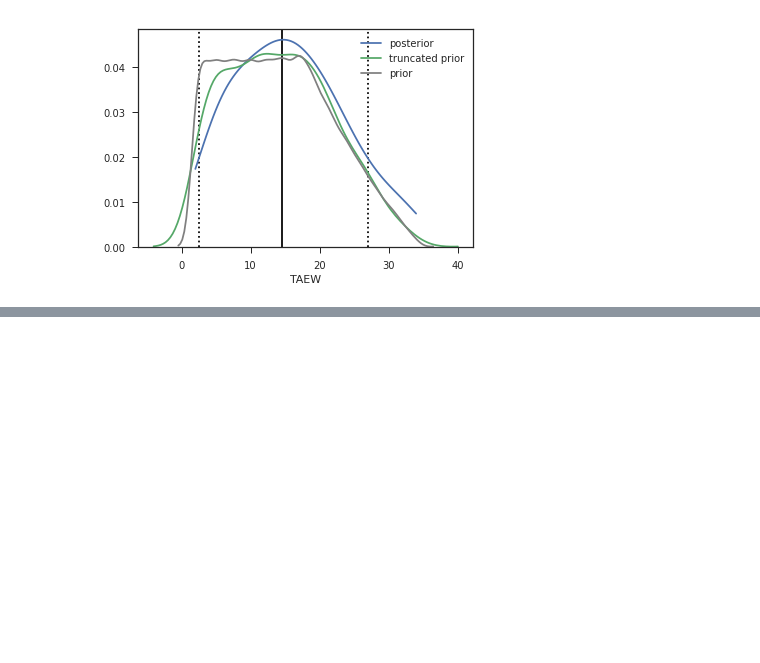
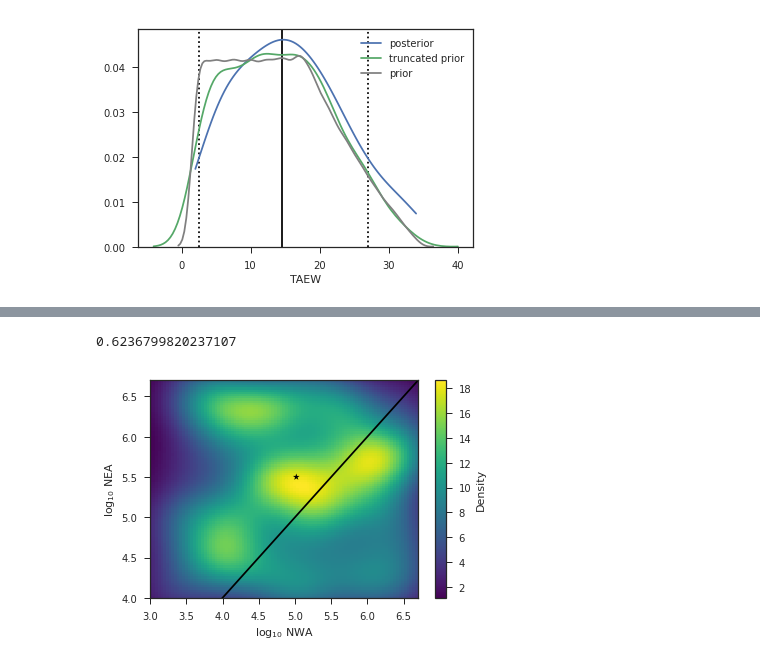
Before and after one commit to agladstein/ABC_results_AJ, a Jupyter notebook: genome_AJmodels/assess_ABCtoolbox.ipynb, the cells around one changed output, grey strips where cells are left out. Drawn from its saved outputs; the diff is of its cells as text; code cells hidden in the pictures; blank space fills up the shorter version.

```diff
--- a/genome_AJmodels/assess_ABCtoolbox.ipynb
+++ b/genome_AJmodels/assess_ABCtoolbox.ipynb
@@ -593,0 +598,3 @@ TypeError: cannot convert the series to <class 'float'>
+# %%
+joint_NEA_NWA_df_pls = create_joint_df(jointPosterior_name)
+joint_NEA_NWA_df_pls.head()
@@ -593,0 +608,9 @@ TypeError: cannot convert the series to <class 'float'>
+# %%
+prob = get_prob_NEA_grtr_NWA(joint_NEA_NWA_df_pls)
+print(prob)
+# %% [output]
+0.6236799820237107
+# %%
+plot_joint_mtpltlb(joint_NEA_NWA_df_pls, df_chrs_reformat_pls)
+# %% [output]
+[figure, added]
```
Also changed, not shown: parts of 3 cells of this notebook, 1 other file.
